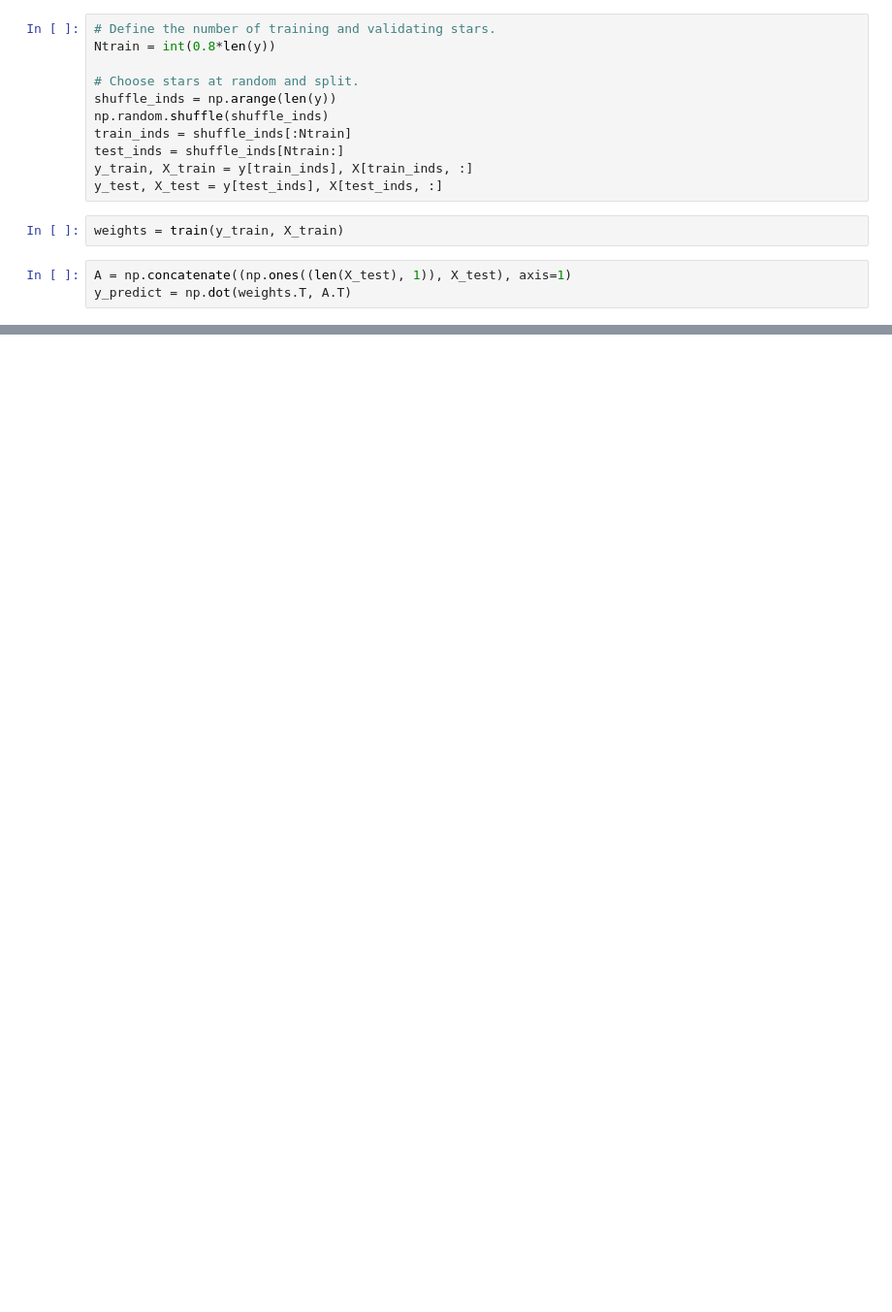
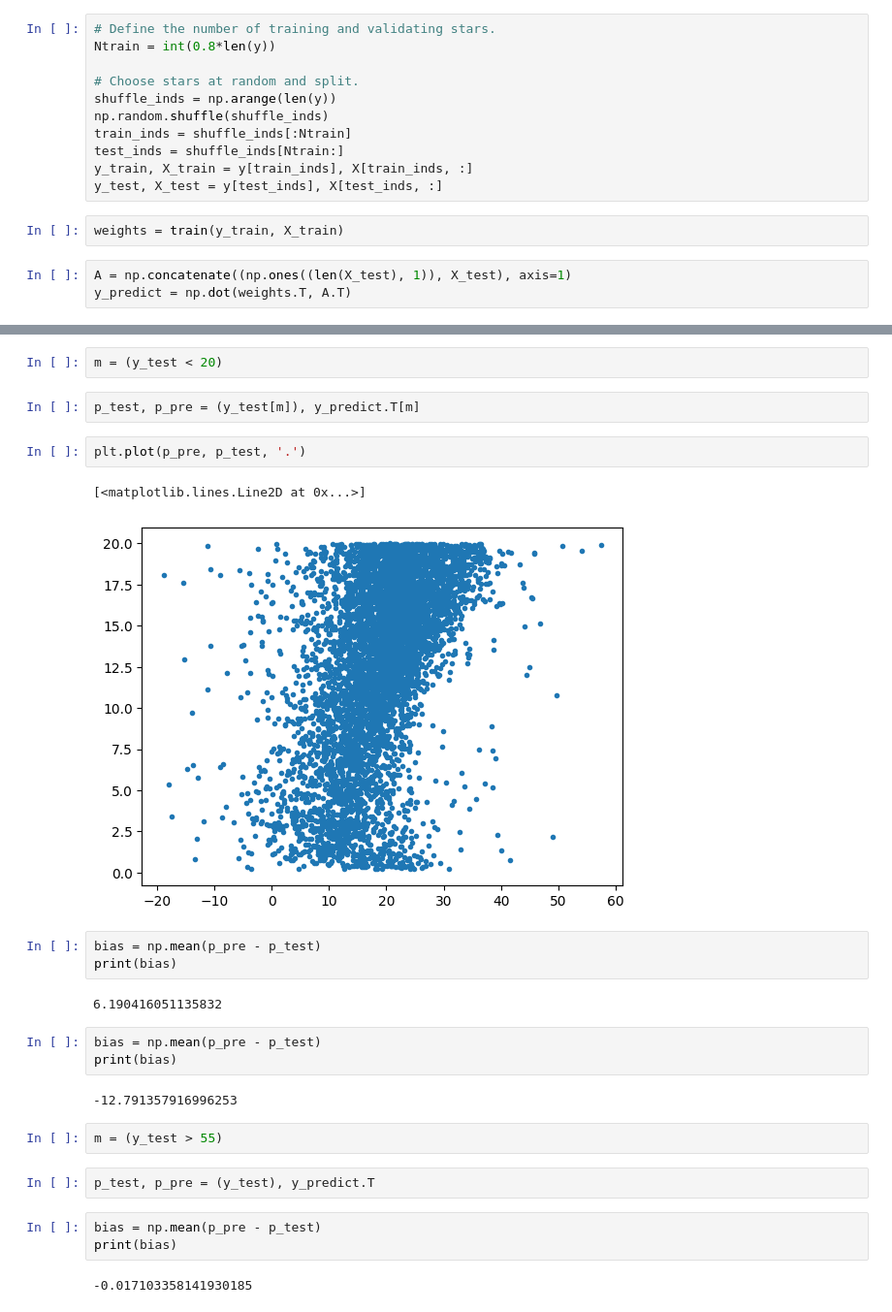
Before and after one commit to Jadesola3/SRMP, a Jupyter notebook: 10_features_for_star_projects.ipynb, the cells around one changed output, grey strips where cells are left out. Shown at 97% size. Cells and saved outputs as stored; diff of their text form; blank space fills up the shorter version.

```diff
--- a/10_features_for_star_projects.ipynb
+++ b/10_features_for_star_projects.ipynb
@@ -167,0 +174,28 @@ Text(0, 0.5, 'predicted period')
+# %%
+m = (y_test < 20)
+# %%
+p_test, p_pre = (y_test[m]), y_predict.T[m]
+# %%
+plt.plot(p_pre, p_test, '.')
+# %% [output]
+[<matplotlib.lines.Line2D at 0x...>]
+[figure, added]
+# %%
+bias = np.mean(p_pre - p_test)
+print(bias)
+# %% [output]
+6.190416051135832
+# %%
+bias = np.mean(p_pre - p_test)
+print(bias)
+# %% [output]
+-12.791357916996253
+# %%
+m = (y_test > 55)
+# %%
+p_test, p_pre = (y_test), y_predict.T
+# %%
+bias = np.mean(p_pre - p_test)
+print(bias)
+# %% [output]
+-0.017103358141930185
```
Also changed, not shown: parts of 6 cells of this notebook.
